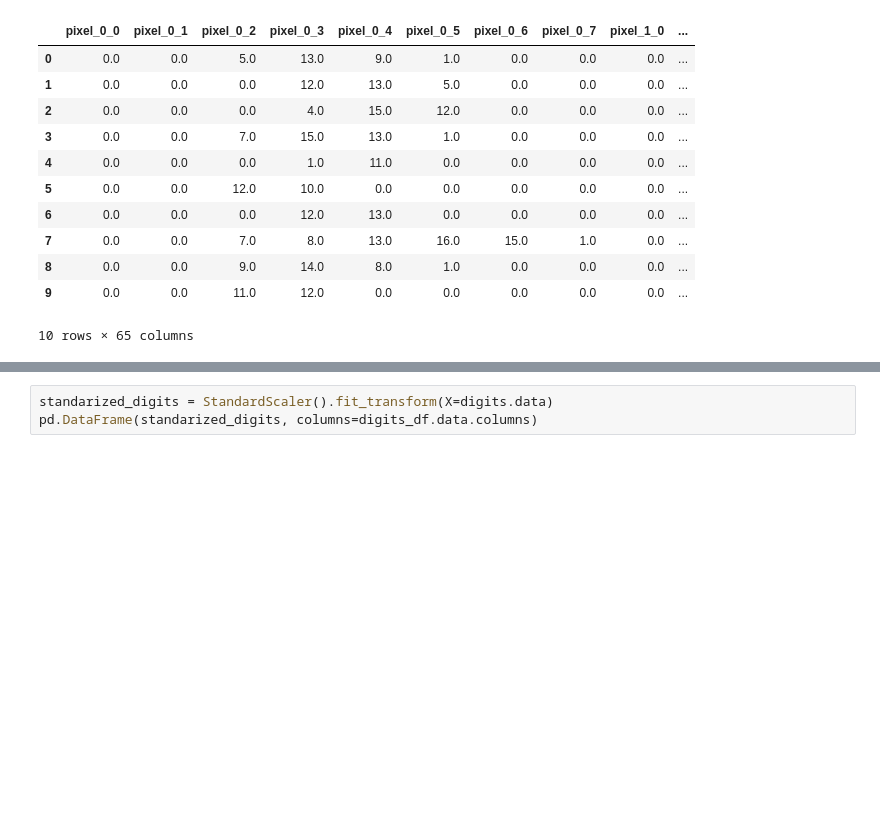
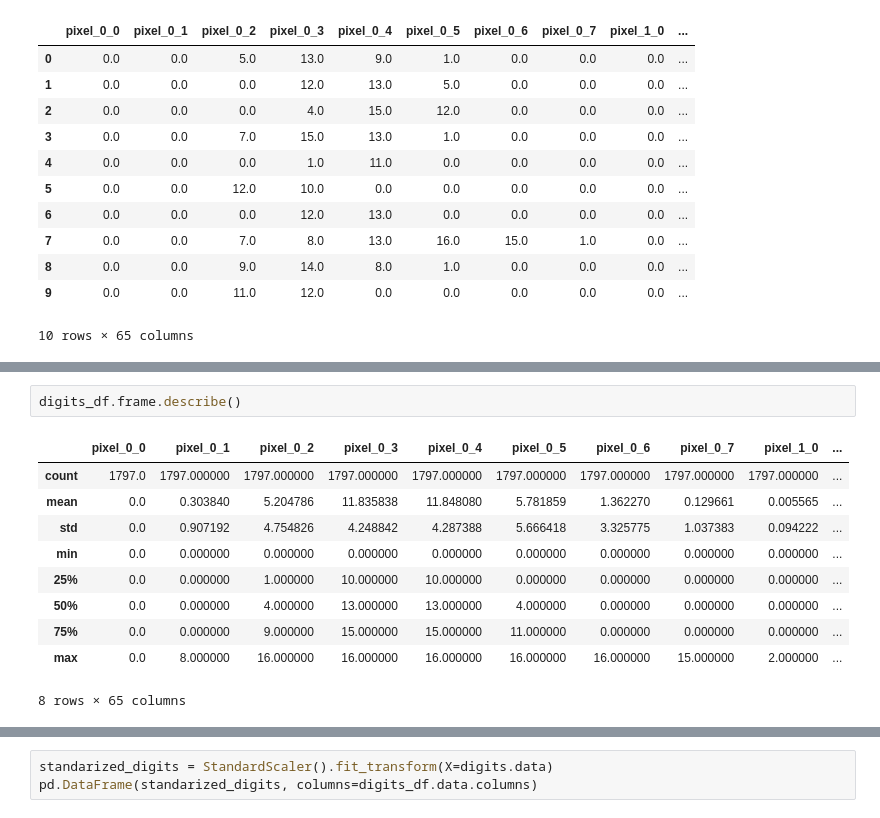
Before and after one commit to MonicaCabanas23/Clasificacion-y-Regresion-Lineal, a Jupyter notebook: Clasificacion_y_Regresion_Lineal.ipynb, the cells around one changed output, grey strips where cells are left out. Cells and saved outputs as stored; diff of their text form; blank space fills up the shorter version.

```diff
--- a/Clasificacion_y_Regresion_Lineal.ipynb
+++ b/Clasificacion_y_Regresion_Lineal.ipynb
@@ -91,0 +99,13 @@ digits_df.frame.head(10)
+# %%
+digits_df.frame.describe()
+# %% [output]
+|  | pixel_0_0 | pixel_0_1 | pixel_0_2 | pixel_0_3 | pixel_0_4 | pixel_0_5 | pixel_0_6 | pixel_0_7 | pixel_1_0 | ... |
+| count | 1797.0 | 1797.000000 | 1797.000000 | 1797.000000 | 1797.000000 | 1797.000000 | 1797.000000 | 1797.000000 | 1797.000000 | ... |
+| mean | 0.0 | 0.303840 | 5.204786 | 11.835838 | 11.848080 | 5.781859 | 1.362270 | 0.129661 | 0.005565 | ... |
+| std | 0.0 | 0.907192 | 4.754826 | 4.248842 | 4.287388 | 5.666418 | 3.325775 | 1.037383 | 0.094222 | ... |
+| min | 0.0 | 0.000000 | 0.000000 | 0.000000 | 0.000000 | 0.000000 | 0.000000 | 0.000000 | 0.000000 | ... |
+| 25% | 0.0 | 0.000000 | 1.000000 | 10.000000 | 10.000000 | 0.000000 | 0.000000 | 0.000000 | 0.000000 | ... |
+| 50% | 0.0 | 0.000000 | 4.000000 | 13.000000 | 13.000000 | 4.000000 | 0.000000 | 0.000000 | 0.000000 | ... |
+| 75% | 0.0 | 0.000000 | 9.000000 | 15.000000 | 15.000000 | 11.000000 | 0.000000 | 0.000000 | 0.000000 | ... |
+| max | 0.0 | 8.000000 | 16.000000 | 16.000000 | 16.000000 | 16.000000 | 16.000000 | 15.000000 | 2.000000 | ... |
+8 rows × 65 columns
```
Also changed, not shown: parts of 42 cells of this notebook.
